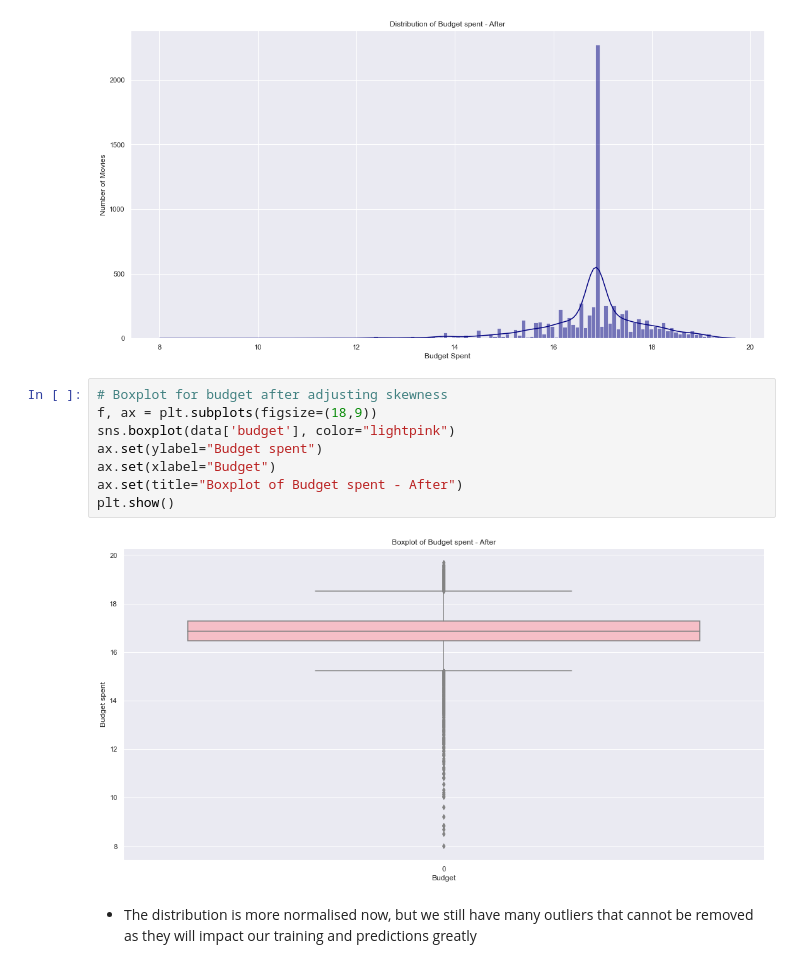
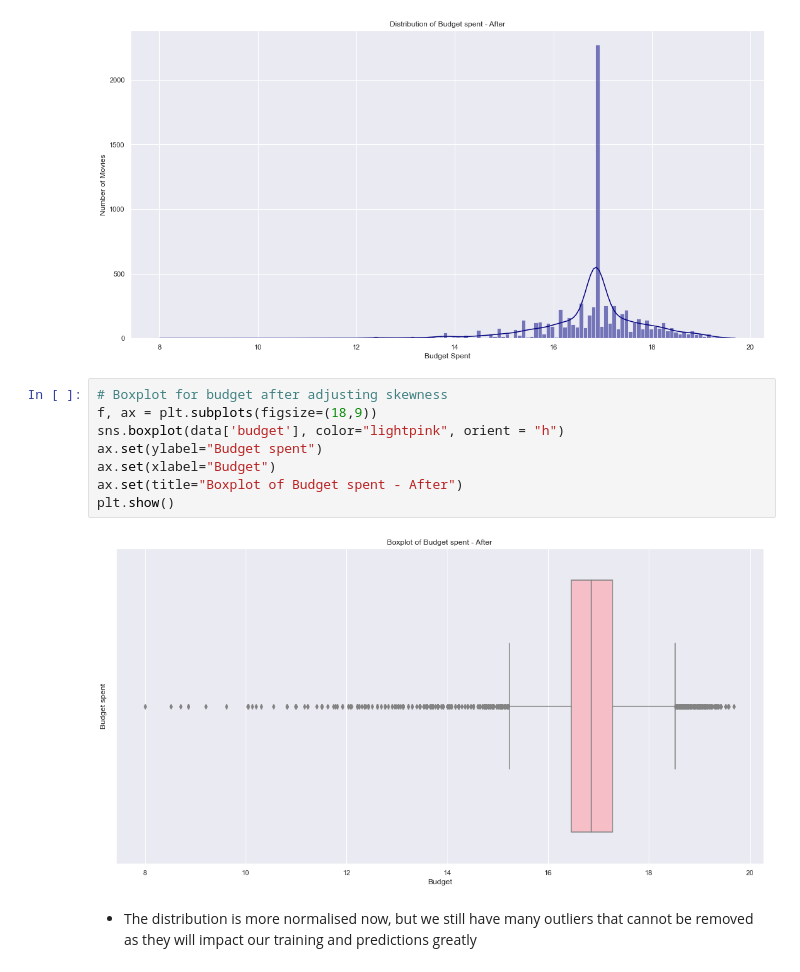
Before and after one commit to chengyaolee/SC1015-DSAI-Project, a Jupyter notebook: MiniProject2023_Team2.ipynb, the cells around one changed output. Cells and saved outputs as stored; diff of their text form.

```diff
--- a/MiniProject2023_Team2.ipynb
+++ b/MiniProject2023_Team2.ipynb
@@ -742,13 +740,13 @@ plt.show()
 # %%
 # Boxplot for budget after adjusting skewness
 f, ax = plt.subplots(figsize=(18,9))
-sns.boxplot(data['budget'], color="lightpink")
+sns.boxplot(data['budget'], color="lightpink", orient = "h")
 ax.set(ylabel="Budget spent")
 ax.set(xlabel="Budget")
 ax.set(title="Boxplot of Budget spent - After")
 plt.show()
 # %% [output]
-[figure, old version]
+[figure, new version]
 # %% [markdown]
 * The distribution is more normalised now, but we still have many outliers that cannot be removed as they will impact our training and predictions greatly
 # %% [markdown]
```
Also changed, not shown: parts of 10 cells of this notebook.
